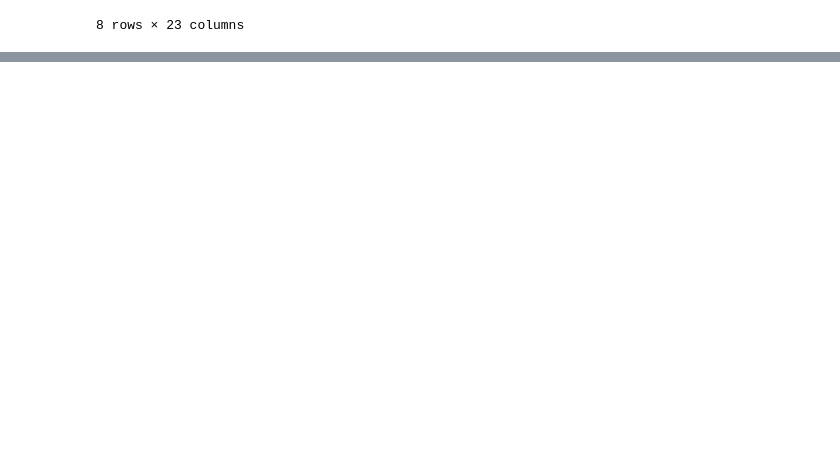
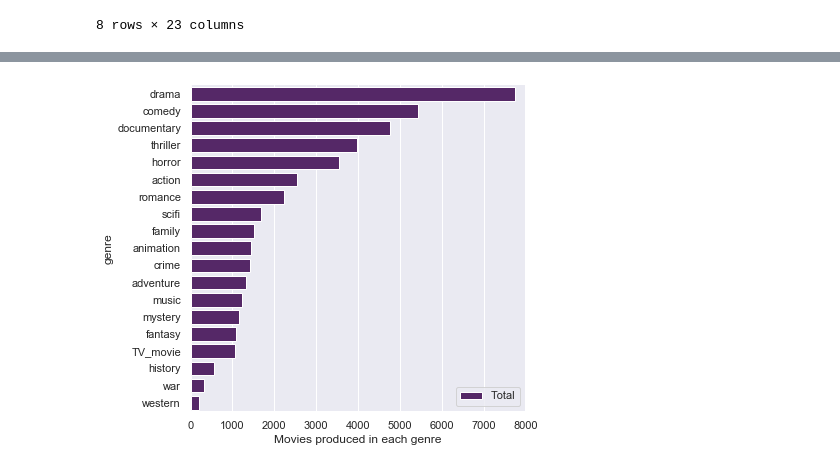
Before and after one commit to melodygr/microsoft_movie_analysis, a Jupyter notebook: Notebooks/Genre_Popularity.ipynb, the cells around one changed output, grey strips where cells are left out. Saved outputs shown, nothing was run; the diff lists cells and outputs as text; code cells hidden in the pictures; blank space fills up the shorter version.

```diff
--- a/Notebooks/Genre_Popularity.ipynb
+++ b/Notebooks/Genre_Popularity.ipynb
@@ -352,10 +332,9 @@ tmdb_movies_df.describe()
 # %%
 # I think the data is clean now and ready for some analysis.  Let's save it to a .csv file and then read it back in.
 
-tmdb_movies_df.to_csv('cleanedData/clean_tmdb_movies_df.csv')
+tmdb_movies_df.to_csv('../cleanedData/clean_tmdb_movies_df.csv')
 
-clean_tmdb_movies_df = pd.read_csv('cleanedData/clean_tmdb_movies_df.csv',index_col=[0])
+clean_tmdb_movies_df = pd.read_csv('../cleanedData/clean_tmdb_movies_df.csv',index_col=[0])
 print(len(clean_tmdb_movies_df))
-clean_tmdb_movies_df.head()
 # %% [output]
 25497
@@ -370,0 +347,4 @@ clean_tmdb_movies_df.head()
+# %%
+import matplotlib.pyplot as plt
+import seaborn as sns
+sns.set_theme(style="darkgrid")
@@ -370,0 +383,14 @@ clean_tmdb_movies_df.head()
+# %%
+#  To rank order how many movies are in each genre, we need a data set with genre names and counts.  Also a percentage value
+#  indicating how many of the movies in our database have that genre would be nice.
+genres = pd.Series(clean_tmdb_movies_df.columns[10:])
+counts=[]
+for genre in genres:
+     counts.append(clean_tmdb_movies_df[genre].sum())
+count_data = pd.Series(counts)
+genre_counts = (pd.concat([genres,count_data], axis=1))
+genre_counts.columns = ['genre','count']
+genre_counts['percent'] = genre_counts['count'].apply(lambda x: x/len(clean_tmdb_movies_df))
+sorted_genre_counts = genre_counts.sort_values('count', ascending=False)
+sorted_genre_counts.reset_index(drop=True,inplace=True)
+sorted_genre_counts
@@ -370,0 +415,14 @@ clean_tmdb_movies_df.head()
+# %%
+#  Well we see that 30% of the movies fall in the drama category, so they are quite popular to produce.  Note that our
+#  percentages do add up to more than 100% because movies can have multiple genres.  Let's look at a data visualization.
+
+f, ax = plt.subplots(figsize=(6, 6))
+sns.set_color_codes("dark")
+sns.barplot(x="count", y="genre", data=sorted_genre_counts,
+            label="Total", color="m")
+ax.legend(ncol=2, loc="lower right", frameon=True)
+ax.set(xlim=(0, 8000), ylabel="genre",
+       xlabel="Movies produced in each genre")
+sns.despine(left=True, bottom=True)
+# %% [output]
+[figure, added]
```
Also changed, not shown: parts of 26 cells of this notebook, 3 other files.
